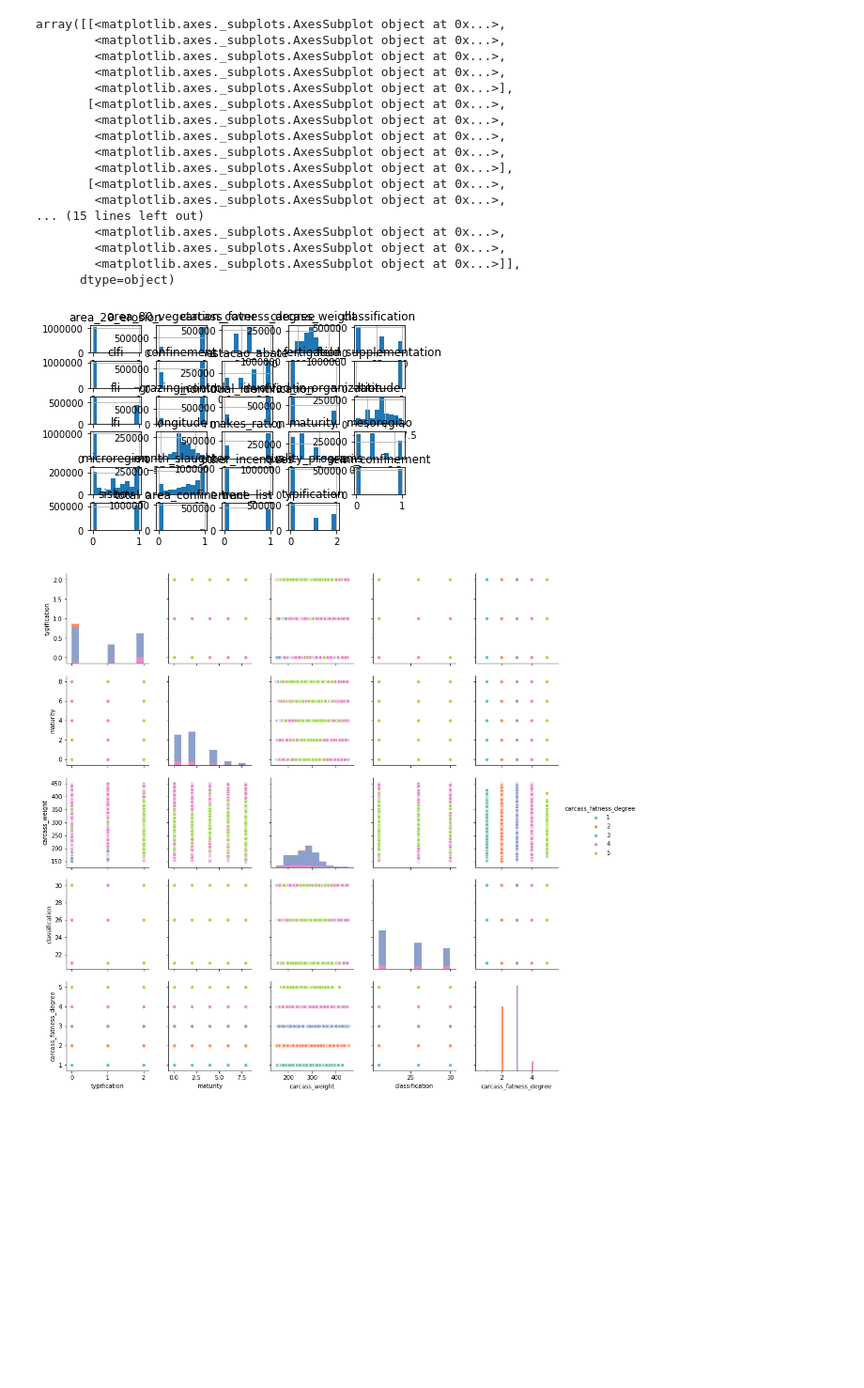
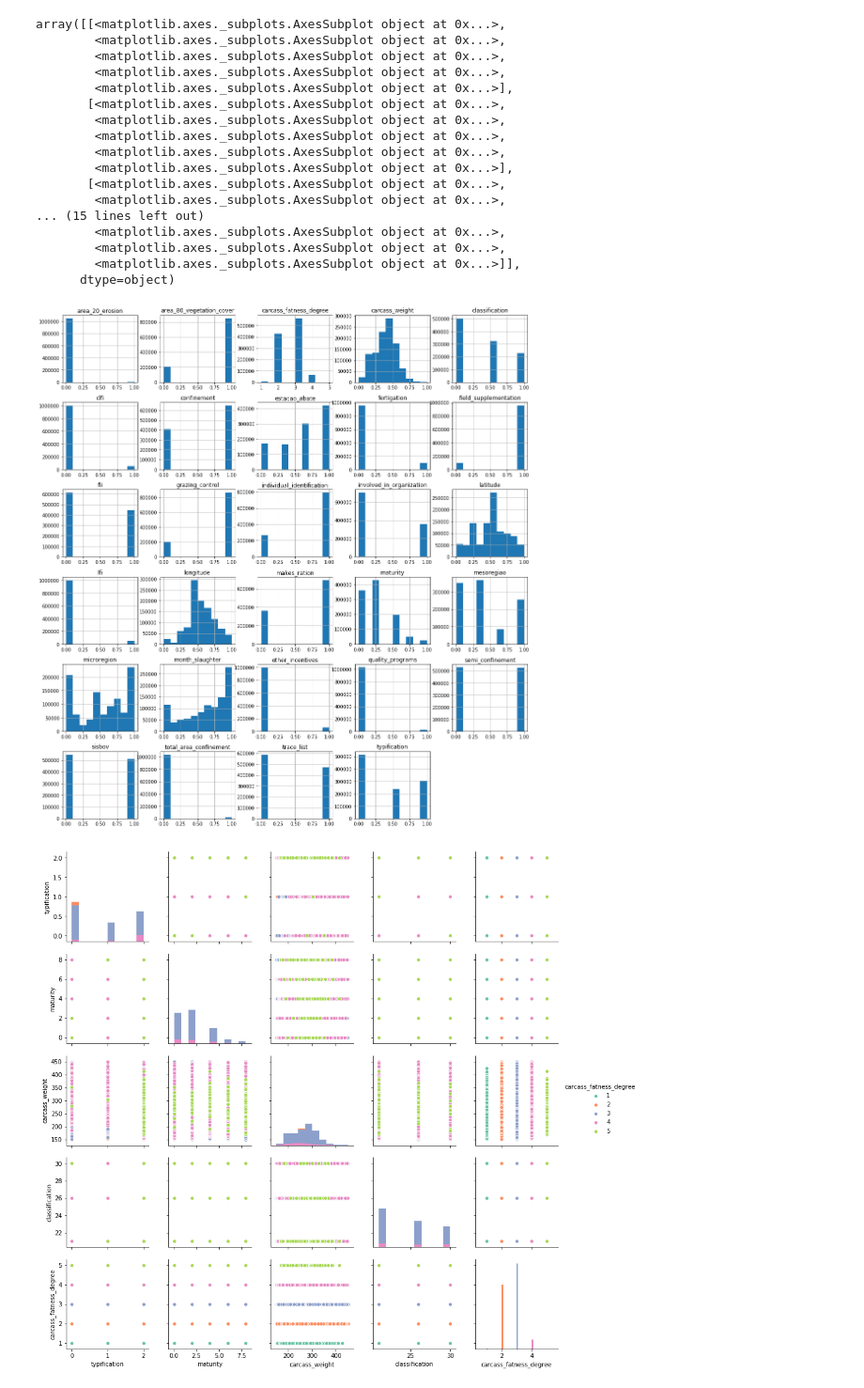
Before and after one commit to higornucci/classificacao-aulas, a Jupyter notebook: dissertacao/notebook/visualizacao.ipynb, the cells around one changed output. Shown at 94% size. Drawn from its saved outputs; the diff is of its cells as text; code cells hidden in the pictures; blank space fills up the shorter version.

```diff
--- a/dissertacao/notebook/visualizacao.ipynb
+++ b/dissertacao/notebook/visualizacao.ipynb
@@ -33,21 +39,0 @@ dados_completo.describe()
-# %%
-dados_completo.hist()
-# %% [output]
-array([[<matplotlib.axes._subplots.AxesSubplot object at 0x...>,
-        <matplotlib.axes._subplots.AxesSubplot object at 0x...>,
-        <matplotlib.axes._subplots.AxesSubplot object at 0x...>,
-        <matplotlib.axes._subplots.AxesSubplot object at 0x...>,
-        <matplotlib.axes._subplots.AxesSubplot object at 0x...>],
-       [<matplotlib.axes._subplots.AxesSubplot object at 0x...>,
-        <matplotlib.axes._subplots.AxesSubplot object at 0x...>,
-        <matplotlib.axes._subplots.AxesSubplot object at 0x...>,
-        <matplotlib.axes._subplots.AxesSubplot object at 0x...>,
-        <matplotlib.axes._subplots.AxesSubplot object at 0x...>],
-       [<matplotlib.axes._subplots.AxesSubplot object at 0x...>,
-        <matplotlib.axes._subplots.AxesSubplot object at 0x...>,
-... (15 lines left out)
-        <matplotlib.axes._subplots.AxesSubplot object at 0x...>,
-        <matplotlib.axes._subplots.AxesSubplot object at 0x...>,
-        <matplotlib.axes._subplots.AxesSubplot object at 0x...>]],
-      dtype=object)
-[figure, removed]
@@ -64,3 +40,26 @@ plt.show()
+# %%
+fig = plt.figure(figsize = (18,20))
+ax = fig.gca()
+dados_completo.hist(ax = ax)
+# %% [output]
+array([[<matplotlib.axes._subplots.AxesSubplot object at 0x...>,
+        <matplotlib.axes._subplots.AxesSubplot object at 0x...>,
+        <matplotlib.axes._subplots.AxesSubplot object at 0x...>,
+        <matplotlib.axes._subplots.AxesSubplot object at 0x...>,
+        <matplotlib.axes._subplots.AxesSubplot object at 0x...>],
+       [<matplotlib.axes._subplots.AxesSubplot object at 0x...>,
+        <matplotlib.axes._subplots.AxesSubplot object at 0x...>,
+        <matplotlib.axes._subplots.AxesSubplot object at 0x...>,
+        <matplotlib.axes._subplots.AxesSubplot object at 0x...>,
+        <matplotlib.axes._subplots.AxesSubplot object at 0x...>],
+       [<matplotlib.axes._subplots.AxesSubplot object at 0x...>,
+        <matplotlib.axes._subplots.AxesSubplot object at 0x...>,
+... (15 lines left out)
+        <matplotlib.axes._subplots.AxesSubplot object at 0x...>,
+        <matplotlib.axes._subplots.AxesSubplot object at 0x...>,
+        <matplotlib.axes._subplots.AxesSubplot object at 0x...>]],
+      dtype=object)
+[figure, added]
 # %%
 # Histogram
 sns.pairplot(dados_completo[["typification", "maturity", "carcass_weight",
```
Also changed, not shown: parts of 6 cells of this notebook, 10 other files.
